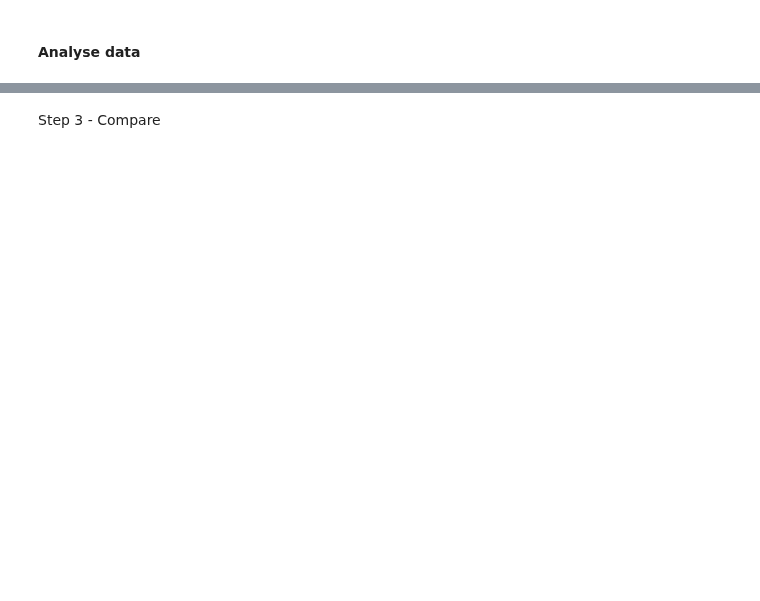
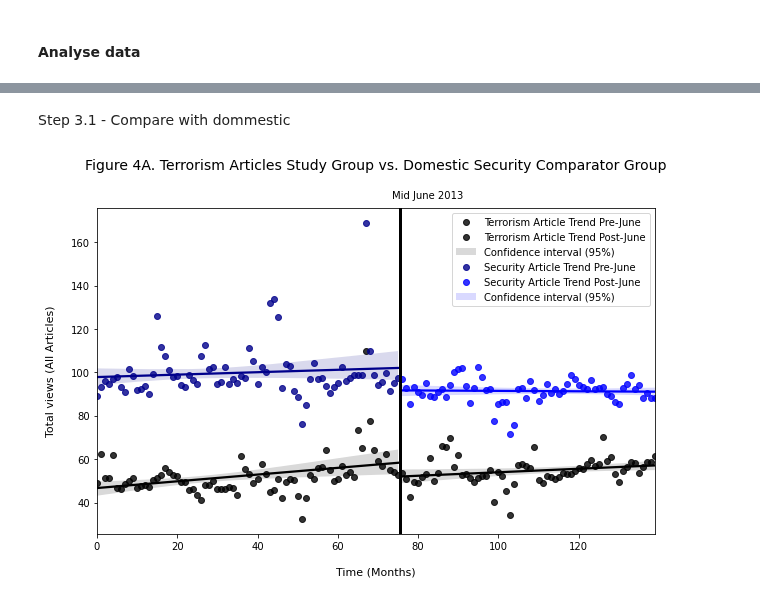
Before and after one commit to epfl-ada/ada-2020-project-milestone-p3-p3_pada1, a Jupyter notebook: chilling_effect_trend.ipynb, the cells around one changed output, grey strips where cells are left out. Cells and saved outputs as stored; diff of their text form; code cells hidden in the pictures; blank space fills up the shorter version.

```diff
--- a/chilling_effect_trend.ipynb
+++ b/chilling_effect_trend.ipynb
@@ -336,3 +346,7 @@ if path.exists(data_path):
 else:
     raise NotADirectoryError
+# %%
+terrorism_df = terrorism_df[['date', 'max_ratio', 'topic_name']]
+terrorism30_df = terrorism30_df[['date', 'max_ratio', 'topic_name']]
+domestic_df = domestic_df[['date', 'max_ratio', 'topic_name']]
 # %%
@@ -414,2 +542,63 @@ plt.show()
 # %% [markdown]
-Step 3 - Compare
+Step 3.1 - Compare with dommestic
+# %%
+# Organise the data in time series with the ratio of total views per week
+terrorism30_ts = terrorism30_df.groupby(by='date').sum()
+terrorism30_ts = terrorism30_ts.reset_index().rename(columns={'index': 'date'})
+
+domestic_ts = domestic_df.groupby(by='date').sum()
+domestic_ts = domestic_ts.reset_index().rename(columns={'index': 'date'})
+
+# Separate the data in two to perform an ITS analysis
+terrorism30_pre_june_ts = terrorism30_ts[terrorism30_ts['date'] < revelation_date]
+terrorism30_post_june_ts = terrorism30_ts[terrorism30_ts['date'] > revelation_date]
+
+domestic_pre_june_ts = domestic_ts[domestic_ts['date'] < revelation_date]
+domestic_post_june_ts = domestic_ts[domestic_ts['date'] > revelation_date]
+# %%
+### Show the final figure with both terrorism articles study group and the comparator group
+## Visualisation of the full time series
+fig, ax = plt.subplots(figsize=(10, 6))
+
+## Draw the data points, regressions & CIs
+# on terrorism data (pre/post june)
+x1 = terrorism30_pre_june_ts.index
+y1 = terrorism30_pre_june_ts['max_ratio']
+sn.regplot(x=x1, y=y1, data=terrorism30_pre_june_ts, color="black",
+           label="Terrorism Article Trend Pre-June", scatter=True, n_boot=10000, ax=ax)
+
+x2 = terrorism30_post_june_ts.index
+y2 = terrorism30_post_june_ts['max_ratio']
+sn.regplot(x=x2, y=y2, data=terrorism30_post_june_ts, color="black",
+           label="Terrorism Article Trend Post-June", scatter=True, n_boot=10000, ax=ax)
+
+# on domestic security data (pre/post june)
+x1 = domestic_pre_june_ts.index
+y1 = domestic_pre_june_ts['max_ratio']
+sn.regplot(x=x1, y=y1, data=domestic_pre_june_ts, color="darkblue",
+           label="Security Article Trend Pre-June", scatter=True, n_boot=10000, ax=ax)
+
+x2 = domestic_post_june_ts.index
+y2 = domestic_post_june_ts['max_ratio']
+sn.regplot(x=x2, y=y2, data=domestic_post_june_ts, color="blue",
+           label="Security Article Trend Post-June", scatter=True, n_boot=10000, ax=ax)
+
+# Emphasise when the revelations occured
+revelation_date_integer = 75.5
+ax.axvline(x=revelation_date_integer, ymin=0, ymax=160, color='black', linewidth='3')
+
+x_text_offset = revelation_date_integer - 2
+y_text_offset = 180
+ax.text(x_text_offset, y_text_offset, 'Mid June 2013', fontsize=10)
+
+ax.collections[3].set_label('Confidence interval (95%)')
+ax.collections[7].set_label('Confidence interval (95%)')
+
+ax.set_title('Figure 4A. Terrorism Articles Study Group vs. Domestic Security Comparator Group\n\n', fontsize=14)
+ax.set_xlabel('\nTime (Months)', fontsize=11)
+ax.set_ylabel('Total views (All Articles)\n', fontsize=11)
+ax.legend(loc='upper right')
+
+plt.show()
+# %% [output]
+[figure, added]
```
Also changed, not shown: parts of 28 cells of this notebook.
